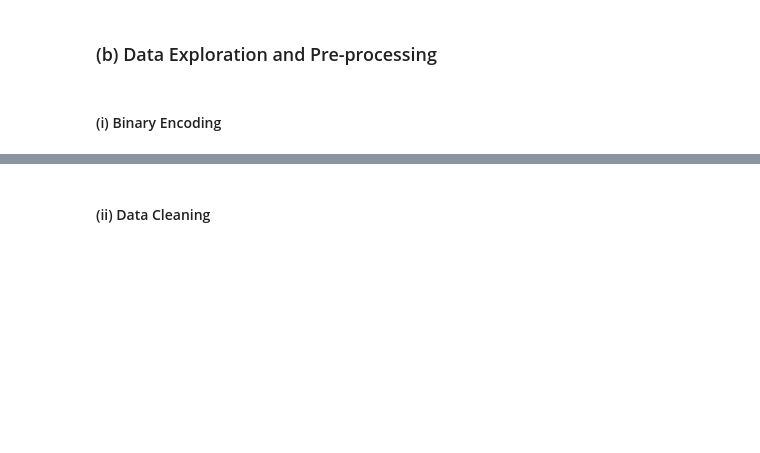
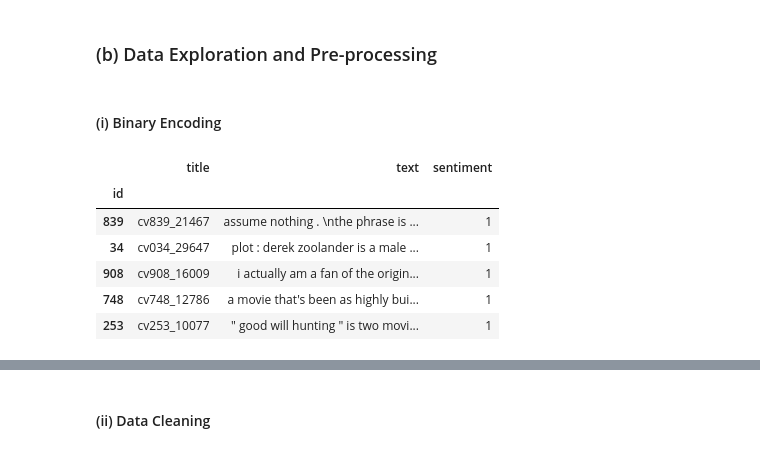
Before and after one commit to egunadi/dsci552-final-project, a Jupyter notebook: notebook/Gunadi_Eben_Final_Project.ipynb, the cells around one changed output, grey strips where cells are left out. Saved outputs shown, nothing was run; the diff lists cells and outputs as text; code cells hidden in the pictures; blank space fills up the shorter version.

```diff
--- a/notebook/Gunadi_Eben_Final_Project.ipynb
+++ b/notebook/Gunadi_Eben_Final_Project.ipynb
@@ -90,0 +96,10 @@ negative_df.head()
+# %%
+positive_df.head()
+# %% [output]
+|  | title | text | sentiment |
+| id |  |  |  |
+| 839 | cv839_21467 | assume nothing . \nthe phrase is ... | 1 |
+| 34 | cv034_29647 | plot : derek zoolander is a male ... | 1 |
+| 908 | cv908_16009 | i actually am a fan of the origin... | 1 |
+| 748 | cv748_12786 | a movie that's been as highly bui... | 1 |
+| 253 | cv253_10077 | " good will hunting " is two movi... | 1 |
```
Also changed, not shown: parts of 16 cells of this notebook.
